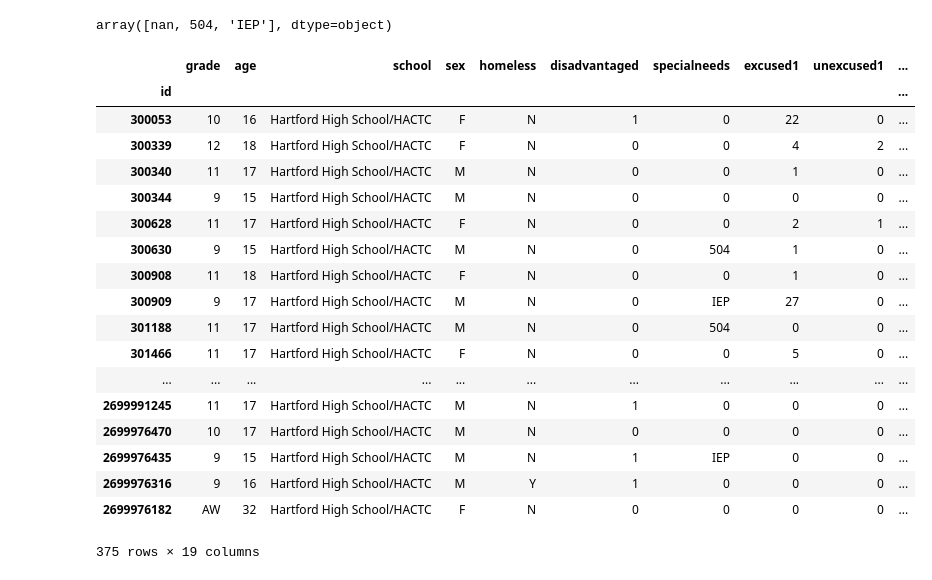
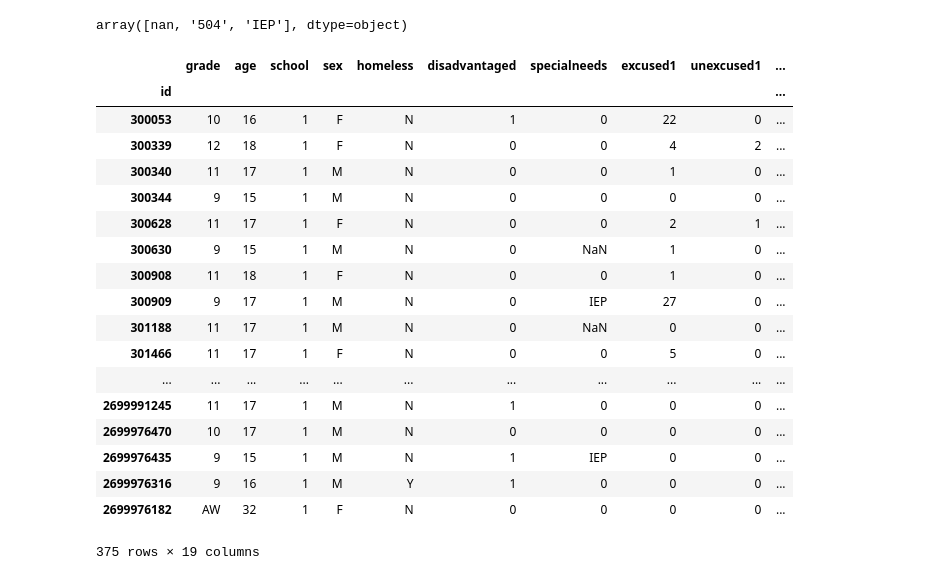
Before and after one commit to ContextLab/storytelling-with-data, a Jupyter notebook: data-stories/school-attendance/basic_analyses.ipynb, the cells around one changed output. Drawn from its saved outputs; the diff is of its cells as text; code cells hidden in the pictures.

Commit message:
added school attendance data

```diff
--- a/data-stories/school-attendance/basic_analyses.ipynb
+++ b/data-stories/school-attendance/basic_analyses.ipynb
@@ -6,16 +7,17 @@ import hypertools as hyp
 # %%
 #load in the data
 
-fname = 'At Risk Students For Dartmouth.xlsx'
-sheet1 = 'Year 16-17'
-sheet2 = 'Year 17-18 9.25.17'
+fname1 = 'attendance_data_16-17.csv'
+fname2 = 'attendance_data_17-18.csv'
+
 columns = ('id', 'grade', 'age', 'school', 'sex', 'homeless', 'disadvantaged', 'specialneeds',
            'excused1', 'unexcused1', 'tardy1',
            'excused2', 'unexcused2', 'tardy2',
            'excused3', 'unexcused3', 'tardy3',
            'excused4', 'unexcused4', 'tardy4')
-y1_data = pd.read_excel(fname, sheetname=sheet1, skiprows=[0], names=columns)
-y2_data = pd.read_excel(fname, sheetname=sheet2, skiprows=[0], names=columns)
+
+y1_data = pd.read_csv(fname1, skiprows=[0], names=columns)
+y2_data = pd.read_csv(fname2, skiprows=[0], names=columns)
 
 #use student IDs as the index
 y1_data.set_index('id', inplace=True)
@@ -23,7 +25,7 @@ y2_data.set_index('id', inplace=True)
 # %%
 pd.unique(y1_data['specialneeds'])
 # %% [output]
-array([nan, 504, 'IEP'], dtype=object)
+array([nan, '504', 'IEP'], dtype=object)
 # %%
 #do some data cleaning
 
@@ -40,25 +42,25 @@ y2_data['specialneeds'] = y2_data['specialneeds'].map({np.nan: 0, 504: '504', 'I
 y1_data.replace('---', 0, inplace=True)
 y2_data.replace('---', 0, inplace=True)
 # %%
-y1_data[y1_data['school'] == 'Hartford High School/HACTC']
+y1_data[y1_data['school'] == 1]
 # %% [output]
 |  | grade | age | school | sex | homeless | disadvantaged | specialneeds | excused1 | unexcused1 | ... |
 | id |  |  |  |  |  |  |  |  |  | ... |
-| 300053 | 10 | 16 | Hartford High School/HACTC | F | N | 1 | 0 | 22 | 0 | ... |
-| 300339 | 12 | 18 | Hartford High School/HACTC | F | N | 0 | 0 | 4 | 2 | ... |
-| 300340 | 11 | 17 | Hartford High School/HACTC | M | N | 0 | 0 | 1 | 0 | ... |
-| 300344 | 9 | 15 | Hartford High School/HACTC | M | N | 0 | 0 | 0 | 0 | ... |
-| 300628 | 11 | 17 | Hartford High School/HACTC | F | N | 0 | 0 | 2 | 1 | ... |
-| 300630 | 9 | 15 | Hartford High School/HACTC | M | N | 0 | 504 | 1 | 0 | ... |
-| 300908 | 11 | 18 | Hartford High School/HACTC | F | N | 0 | 0 | 1 | 0 | ... |
-| 300909 | 9 | 17 | Hartford High School/HACTC | M | N | 0 | IEP | 27 | 0 | ... |
-| 301188 | 11 | 17 | Hartford High School/HACTC | M | N | 0 | 504 | 0 | 0 | ... |
-| 301466 | 11 | 17 | Hartford High School/HACTC | F | N | 0 | 0 | 5 | 0 | ... |
+| 300053 | 10 | 16 | 1 | F | N | 1 | 0 | 22 | 0 | ... |
+| 300339 | 12 | 18 | 1 | F | N | 0 | 0 | 4 | 2 | ... |
+| 300340 | 11 | 17 | 1 | M | N | 0 | 0 | 1 | 0 | ... |
+| 300344 | 9 | 15 | 1 | M | N | 0 | 0 | 0 | 0 | ... |
+| 300628 | 11 | 17 | 1 | F | N | 0 | 0 | 2 | 1 | ... |
+| 300630 | 9 | 15 | 1 | M | N | 0 | NaN | 1 | 0 | ... |
+| 300908 | 11 | 18 | 1 | F | N | 0 | 0 | 1 | 0 | ... |
+| 300909 | 9 | 17 | 1 | M | N | 0 | IEP | 27 | 0 | ... |
+| 301188 | 11 | 17 | 1 | M | N | 0 | NaN | 0 | 0 | ... |
+| 301466 | 11 | 17 | 1 | F | N | 0 | 0 | 5 | 0 | ... |
 | ... | ... | ... | ... | ... | ... | ... | ... | ... | ... | ... |
-| 2699991245 | 11 | 17 | Hartford High School/HACTC | M | N | 1 | 0 | 0 | 0 | ... |
-| 2699976470 | 10 | 17 | Hartford High School/HACTC | M | N | 0 | 0 | 0 | 0 | ... |
-| 2699976435 | 9 | 15 | Hartford High School/HACTC | M | N | 1 | IEP | 0 | 0 | ... |
-| 2699976316 | 9 | 16 | Hartford High School/HACTC | M | Y | 1 | 0 | 0 | 0 | ... |
-| 2699976182 | AW | 32 | Hartford High School/HACTC | F | N | 0 | 0 | 0 | 0 | ... |
+| 2699991245 | 11 | 17 | 1 | M | N | 1 | 0 | 0 | 0 | ... |
+| 2699976470 | 10 | 17 | 1 | M | N | 0 | 0 | 0 | 0 | ... |
+| 2699976435 | 9 | 15 | 1 | M | N | 1 | IEP | 0 | 0 | ... |
+| 2699976316 | 9 | 16 | 1 | M | Y | 1 | 0 | 0 | 0 | ... |
+| 2699976182 | AW | 32 | 1 | F | N | 0 | 0 | 0 | 0 | ... |
 375 rows × 19 columns
 # %%
```
Also changed, not shown: parts of 5 cells of this notebook, 2 other files.
